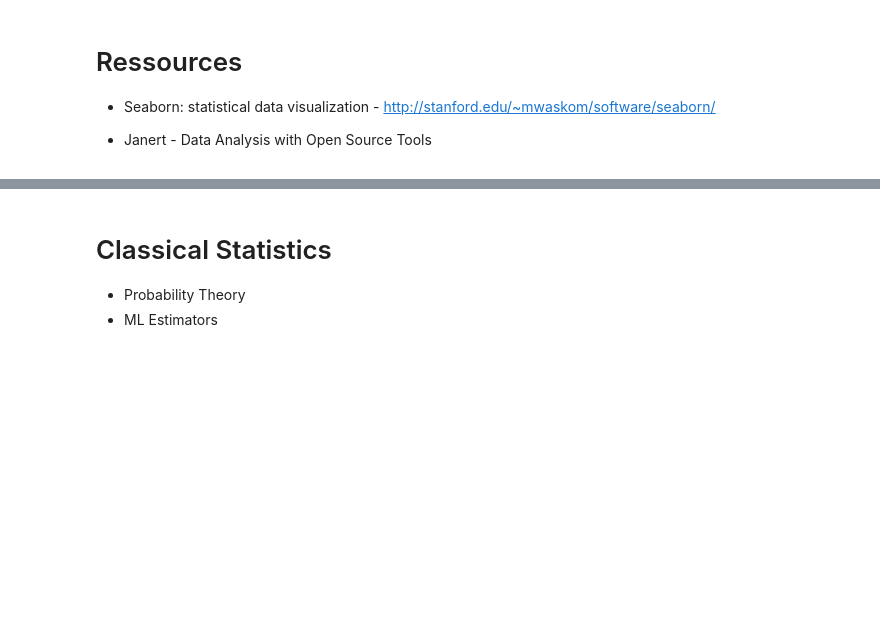
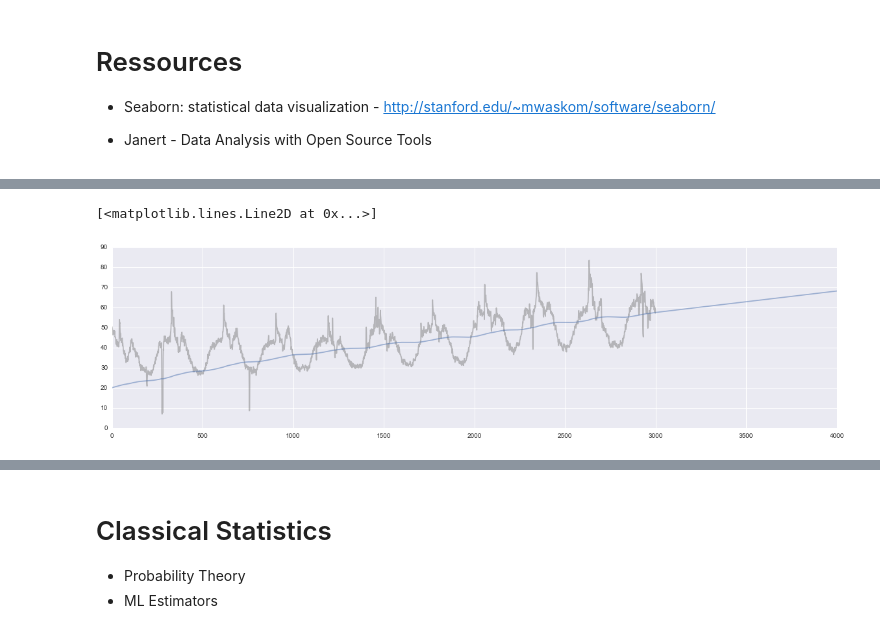
Before and after one commit to HeinrichHartmann/Statistics-for-Engineers, a Jupyter notebook: Tutorial.ipynb, the cells around one changed output, grey strips where cells are left out. Drawn from its saved outputs; the diff is of its cells as text; code cells hidden in the pictures; blank space fills up the shorter version.

```diff
--- a/Tutorial.ipynb
+++ b/Tutorial.ipynb
@@ -1283,0 +1398,26 @@ plt.plot(grid, map(f, grid))
+# %%
+# Linear Data Model:
+
+# y_t = s + t * b
+
+class DoubleExponentialSmoothModel(object):
+    def __init__(self, alpha, beta, s0=0, b0=0):
+        self.alpha = alpha
+        self.beta  = beta
+        self.s     = s0
+        self.b     = b0
+
+    def update(self, y):
+        s1 = self.s
+        self.s  = self.alpha * (self.s + self.b)  + (1 - self.alpha) * y
+        self.b  = self.beta  *  self.b            + (1 - self.beta)  * (self.s - s1)
+
+    def get(self, t): # returns y{+t}
+        return self.s + t * self.b
+# %%
+plt.figure(figsize=(20,5))
+plt.plot(Y, color='grey', alpha=0.5)
+plt.plot(list(run(Y, DoubleExponentialSmoothModel(0.999, 0.999, s0=20),tau=1000)), alpha=0.5)
+# %% [output]
+[<matplotlib.lines.Line2D at 0x...>]
+[figure, added]
```
Also changed, not shown: parts of 23 cells of this notebook, 13 other files.
